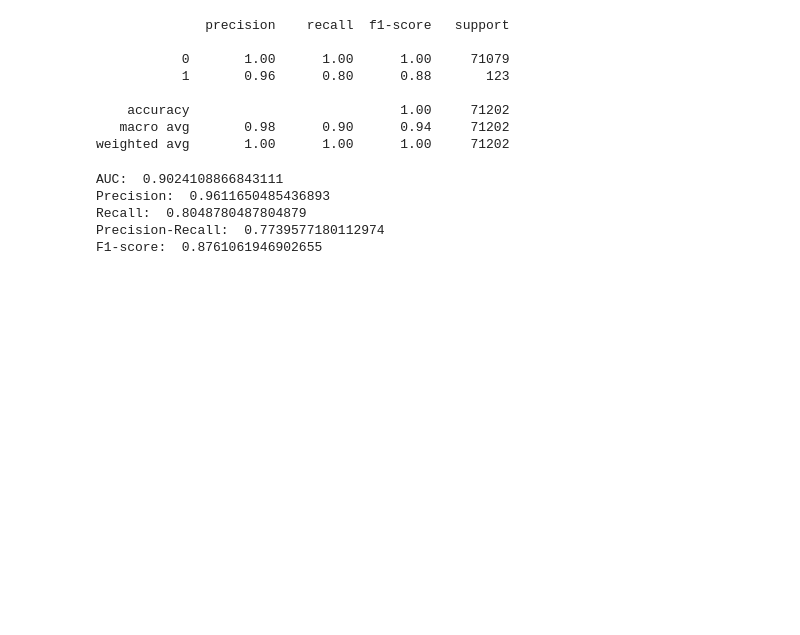
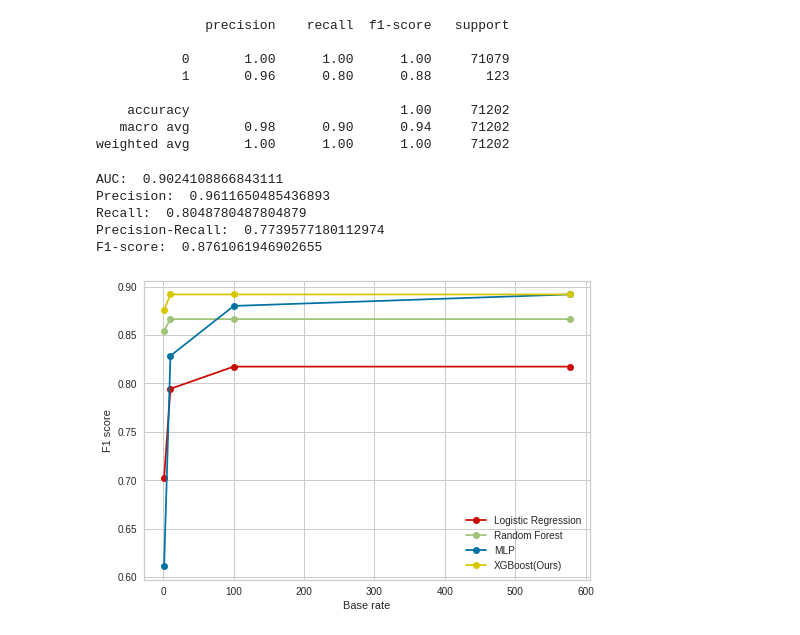
Before and after one commit to hjyion/2022-Machine-Learning, a Jupyter notebook: creditcard_fraud_detection_with_baseline.ipynb, the cells around one changed output. Cells and saved outputs as stored; diff of their text form; code cells hidden in the pictures; blank space fills up the shorter version.

Commit message:
feat: plot 추가

```diff
--- a/creditcard_fraud_detection_with_baseline.ipynb
+++ b/creditcard_fraud_detection_with_baseline.ipynb
@@ -704,10 +704,10 @@ print (classification_report(y_test_br100, pred))
 weighted avg       1.00      1.00      1.00     12423
 # %%
 precision_recall= average_precision_score(y_test_br100, pred)
-precision = precision_score(y_test_br100, pred)
+precision_rf_br100 = precision_score(y_test_br100, pred)
 recall = recall_score(y_test_br100, pred)
 auc  = roc_auc_score(y_test_br100, pred)
-f1 = f1_score(y_test_br100, pred)
+f1_rf_br100 = f1_score(y_test_br100, pred)
 
 print('AUC: ', np.mean(auc))
 print('Precision: ', np.mean(precision))
@@ -836,14 +836,14 @@ print (classification_report(y_test_br100, pred))
 weighted avg       1.00      1.00      1.00     12423
 # %%
 precision_recall= average_precision_score(y_test_br100, pred)
-precision = precision_score(y_test_br100, pred)
+precision_xgb_br100 = precision_score(y_test_br100, pred)
 recall = recall_score(y_test_br100, pred)
 auc  = roc_auc_score(y_test_br100, pred)
-f1 = f1_score(y_test_br100, pred)
+f1_xgb_br100 = f1_score(y_test_br100, pred)
 
 print('AUC: ', np.mean(auc))
-print('Precision: ', np.mean(precision))
+print('Precision: ', np.mean(precision_xgb_br100))
 print('Recall: ', np.mean(recall))
 print('Precision-Recall: ', np.mean(precision_recall))
-print('F1-score: ', np.mean(f1))
+print('F1-score: ', np.mean(f1_xgb_br100))
 # %% [output]
@@ -867,16 +867,16 @@ print (classification_report(y_test_brreal, pred))
 weighted avg       1.00      1.00      1.00     71202
 # %%
 precision_recall= average_precision_score(y_test_brreal, pred)
-precision = precision_score(y_test_brreal, pred)
+precision_xgb_brreal = precision_score(y_test_brreal, pred)
 recall = recall_score(y_test_brreal, pred)
 auc  = roc_auc_score(y_test_brreal, pred)
-f1 = f1_score(y_test_brreal, pred)
+f1_xgb_brreal = f1_score(y_test_brreal, pred)
 
 print('AUC: ', np.mean(auc))
-print('Precision: ', np.mean(precision))
+print('Precision: ', np.mean(precision_xgb_brreal))
 print('Recall: ', np.mean(recall))
 print('Precision-Recall: ', np.mean(precision_recall))
-print('F1-score: ', np.mean(f1))
+print('F1-score: ', np.mean(f1_xgb_brreal))
 # %% [output]
 AUC:  0.9024108866843111
 Precision:  0.9611650485436893
@@ -888,0 +886,24 @@ import matplotlib.pyplot as plt
+# %%
+import matplotlib.pyplot as plt
+import matplotlib.legend as legend
+index = [577.87, 100, 10, 1]
+
+LR=[np.mean(f1_lr_br1), np.mean(f1_lr_br10), np.mean(f1_lr_br100), np.mean(f1_lr_brreal)]
+lr,=plt.plot(index, LR, 'ro-')
+
+RF=[np.mean(f1_rf_br1), np.mean(f1_rf_br10), np.mean(f1_rf_br100),np.mean(f1_rf_brreal)]
+rf,=plt.plot(index, RF, 'go-')
+
+MLP=[np.mean(f1_mlp_br1), np.mean(f1_mlp_br10), np.mean(f1_mlp_br100), np.mean(f1_mlp_brreal)]
+mlp,=plt.plot(index, MLP, 'bo-')
+
+XGB=[np.mean(f1_xgb_br1), np.mean(f1_xgb_br10), np.mean(f1_xgb_br100), np.mean(f1_xgb_brreal)]
+xgb,=plt.plot(index, XGB, 'yo-')
+
+plt.legend([lr, rf, mlp, xgb],['Logistic Regression','Random Forest','MLP', 'XGBoost(Ours)'])
+plt.xlabel('Base rate')
+plt.ylabel('F1 score')
+plt.grid(True)
+plt.show()
+# %% [output]
+[figure, added]
```
Also changed, not shown: parts of 31 cells of this notebook.
